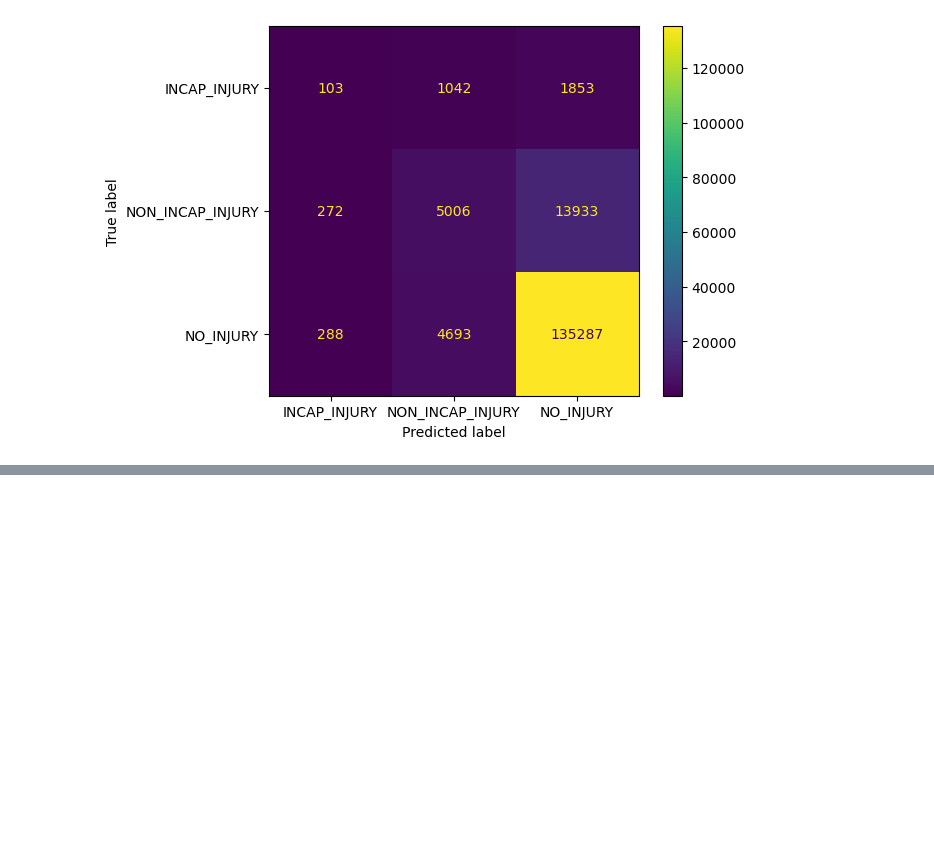
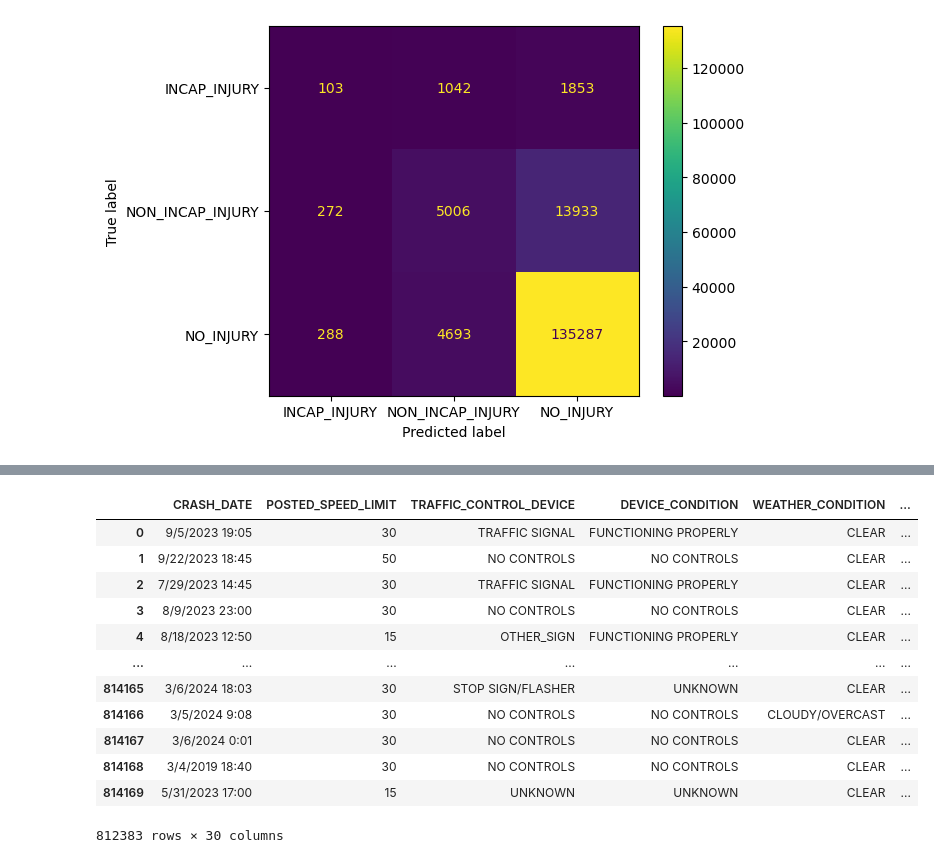
Before and after one commit to YamunaU75/ChicagoCarCrashes_Phase4, a Jupyter notebook: CarCrashesNt1.ipynb, the cells around one changed output, grey strips where cells are left out. Cells and saved outputs as stored; diff of their text form; code cells hidden in the pictures; blank space fills up the shorter version.

```diff
--- a/CarCrashesNt1.ipynb
+++ b/CarCrashesNt1.ipynb
@@ -582,0 +593,16 @@ ConfusionMatrixDisplay.from_estimator(model1, X_test_proc_df,y_test);
+# %%
+crash2_df
+# %% [output]
+|  | CRASH_DATE | POSTED_SPEED_LIMIT | TRAFFIC_CONTROL_DEVICE | DEVICE_CONDITION | WEATHER_CONDITION | ... |
+| 0 | 9/5/2023 19:05 | 30 | TRAFFIC SIGNAL | FUNCTIONING PROPERLY | CLEAR | ... |
+| 1 | 9/22/2023 18:45 | 50 | NO CONTROLS | NO CONTROLS | CLEAR | ... |
+| 2 | 7/29/2023 14:45 | 30 | TRAFFIC SIGNAL | FUNCTIONING PROPERLY | CLEAR | ... |
+| 3 | 8/9/2023 23:00 | 30 | NO CONTROLS | NO CONTROLS | CLEAR | ... |
+| 4 | 8/18/2023 12:50 | 15 | OTHER_SIGN | FUNCTIONING PROPERLY | CLEAR | ... |
+| ... | ... | ... | ... | ... | ... | ... |
+| 814165 | 3/6/2024 18:03 | 30 | STOP SIGN/FLASHER | UNKNOWN | CLEAR | ... |
+| 814166 | 3/5/2024 9:08 | 30 | NO CONTROLS | NO CONTROLS | CLOUDY/OVERCAST | ... |
+| 814167 | 3/6/2024 0:01 | 30 | NO CONTROLS | NO CONTROLS | CLEAR | ... |
+| 814168 | 3/4/2019 18:40 | 30 | NO CONTROLS | NO CONTROLS | CLEAR | ... |
+| 814169 | 5/31/2023 17:00 | 15 | UNKNOWN | UNKNOWN | CLEAR | ... |
+812383 rows × 30 columns
```
Also changed, not shown: parts of 20 cells of this notebook.
